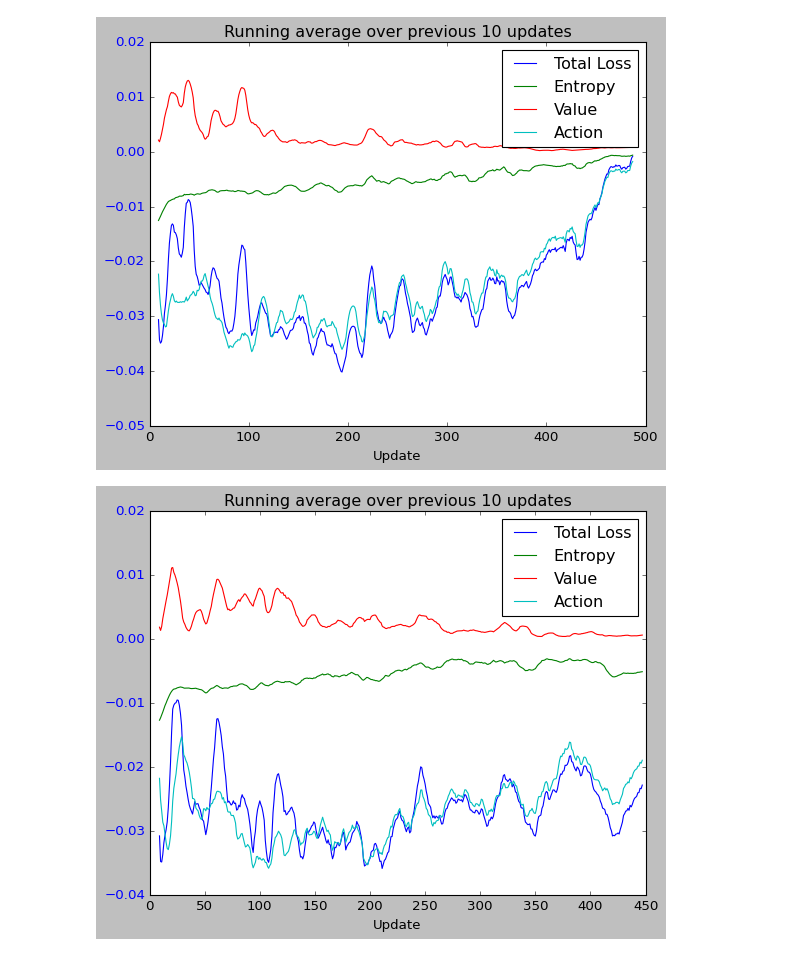
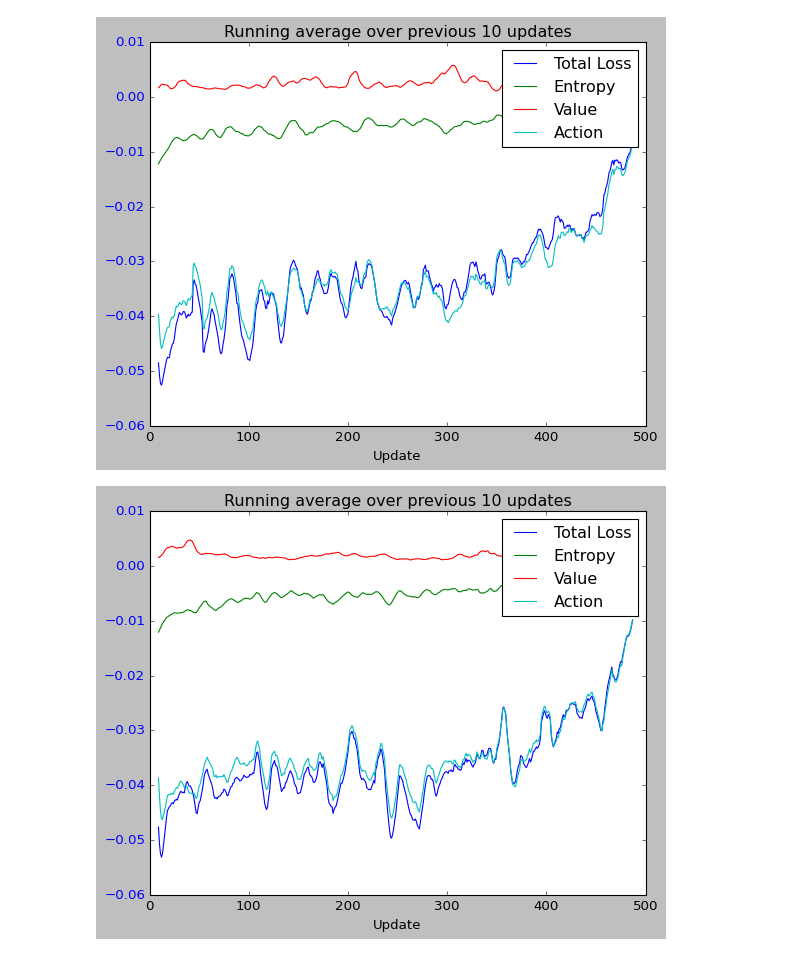
Before and after one commit to jimmyrisk/HankNet, a Jupyter notebook: deepmower/plots.ipynb, the cells around one changed output. Drawn from its saved outputs; the diff is of its cells as text; code cells hidden in the pictures.

```diff
--- a/deepmower/plots.ipynb
+++ b/deepmower/plots.ipynb
@@ -105,13 +105,13 @@ def plot_reward(
 
     return fig
 # %%
-lawn_num = 12
-run_id = 3
+lawn_num = 21
+run_id = 4
 reward_function = 0
 go_explore = 'False'
 # %%
 for reward_function in [0,1,2,3]:
-    plot_loss(lawn_num = 12,
+    plot_loss(lawn_num = lawn_num,
           run_id = run_id,
           reward_function = reward_function,
           go_explore = 'False')
@@ -120,2 +120,2 @@ for reward_function in [0,1,2,3]:
-[figure, old version]
+[figure, new version]
-[figure, old version]
+[figure, new version]
```
Also changed, not shown: parts of 2 cells of this notebook, 3 other files.
